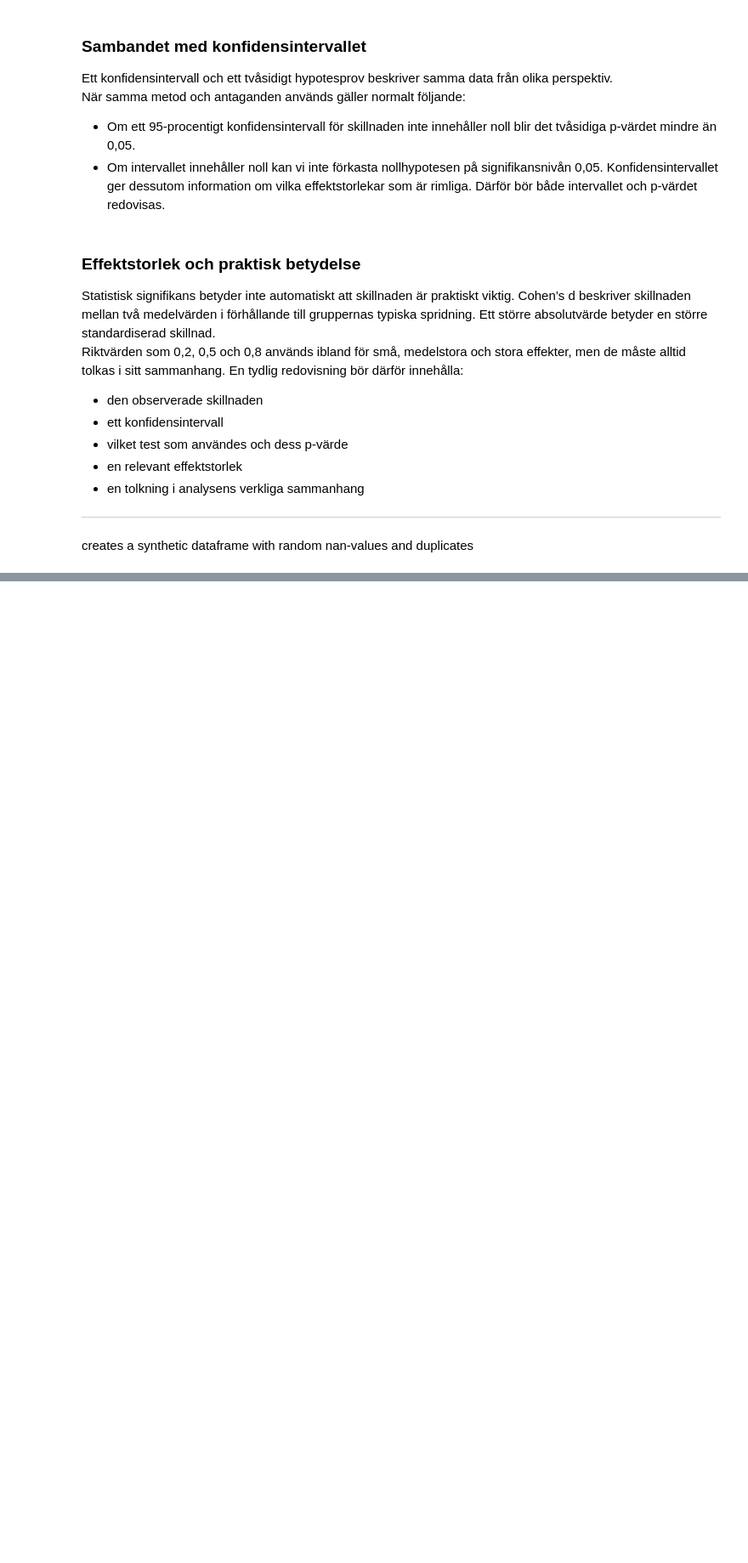
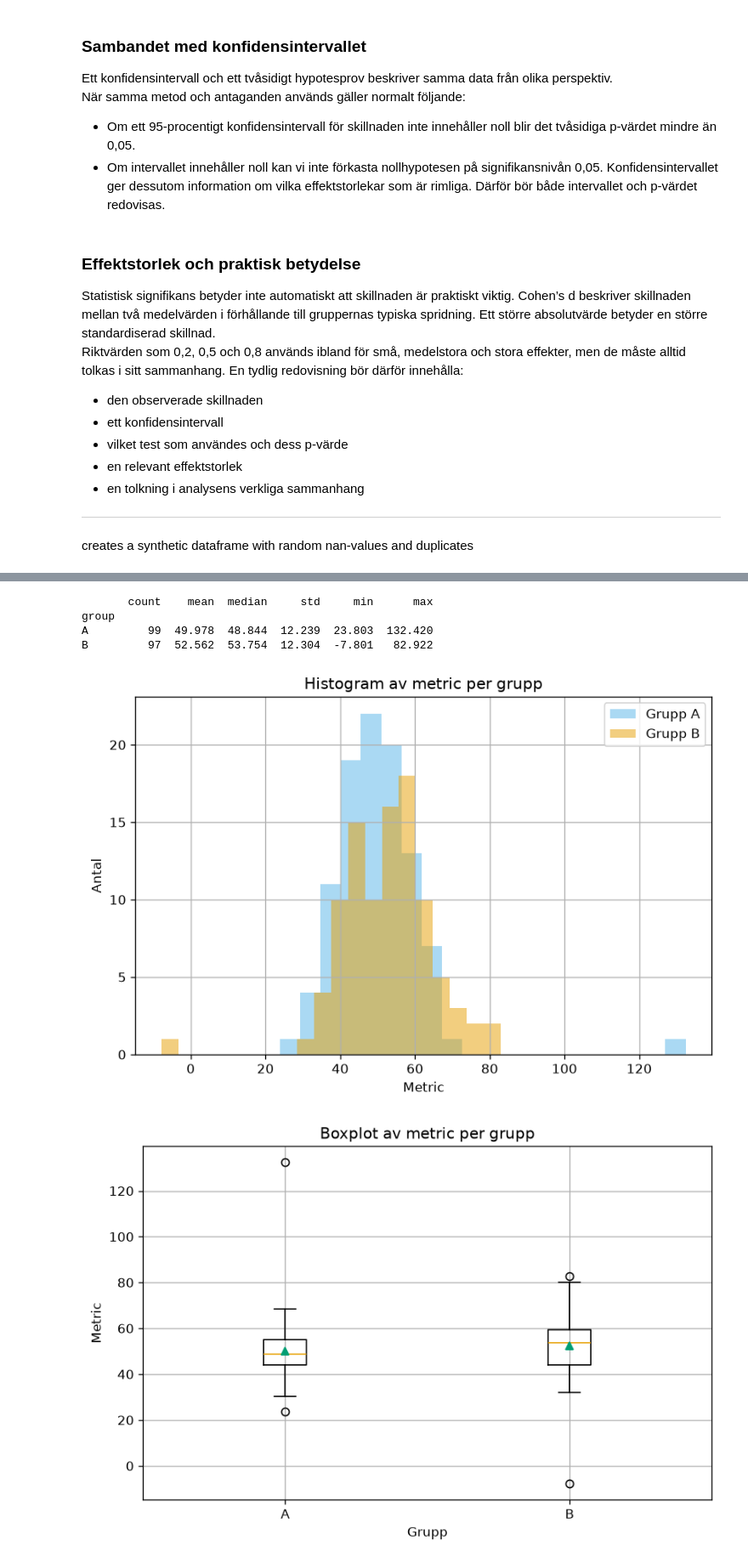
Before and after one commit to Hakan-Fridlund/PYSTDA45-Pythonprogrammering-och-statistisk-dataanalys, a Jupyter notebook: lessons/lesson12_hypotesprövning.ipynb, the cells around one changed output, grey strips where cells are left out. Shown at 85% size. Drawn from its saved outputs; the diff is of its cells as text; code cells hidden in the pictures; blank space fills up the shorter version.

```diff
--- a/lessons/lesson12_hypotesprövning.ipynb
+++ b/lessons/lesson12_hypotesprövning.ipynb
@@ -150,10 +152,10 @@ data = pd.read_csv('ab_data.csv', parse_dates=['date'])
 display(data.head())
 display(data.info())
 display(data.describe(include='number'))
+data = data.dropna()
 
 dup_mask = data.duplicated(keep=False)
 print('antal dubletter:', dup_mask.sum())
-data[dup_mask].head()
 # %% [output]
 |  | group | metric | date |
 | 0 | A | 54.967 | 2026-01-01 |
@@ -187,0 +187,35 @@ antal dubletter: 2
+# %%
+group_stats = data.groupby('group')['metric'].agg(['count', 'mean', 'median', 'std', 'min', 'max'])
+print(group_stats)
+# %% [output]
+       count    mean  median     std     min      max
+group
+A         99  49.978  48.844  12.239  23.803  132.420
+B         97  52.562  53.754  12.304  -7.801   82.922
+# %%
+fig, ax = plt.subplots()
+for g, subset in data.groupby('group'):
+    ax.hist(subset['metric'], bins=20, label=f'Grupp {g}', alpha=0.5)
+
+ax.set_title('Histogram av metric per grupp')
+ax.set_xlabel('Metric')
+ax.set_ylabel('Antal')
+ax.legend()
+plt.show()
+
+fig, ax = plt.subplots()
+ax.boxplot([data.loc[data.group == 'A', 'metric'], data.loc[data.group == 'B', 'metric']],tick_labels=['A', 'B'], showmeans=True)
+ax.set_title('Boxplot av metric per grupp')
+ax.set_xlabel('Grupp')
+ax.set_ylabel('Metric')
+plt.show()
+
+fig, ax = plt.subplots()
+ax.violinplot([data.loc[data.group == 'A', 'metric'], data.loc[data.group == 'B', 'metric']], showmeans=True, showmedians=True)
+ax.set_title('Violinplot av metric per grupp')
+ax.set_xlabel('Grupp')
+ax.set_ylabel('Metric')
+plt.show()
+# %% [output]
+[figure, added]
+[figure, added]
```
Also changed, not shown: parts of 12 cells of this notebook, 2 other files.
